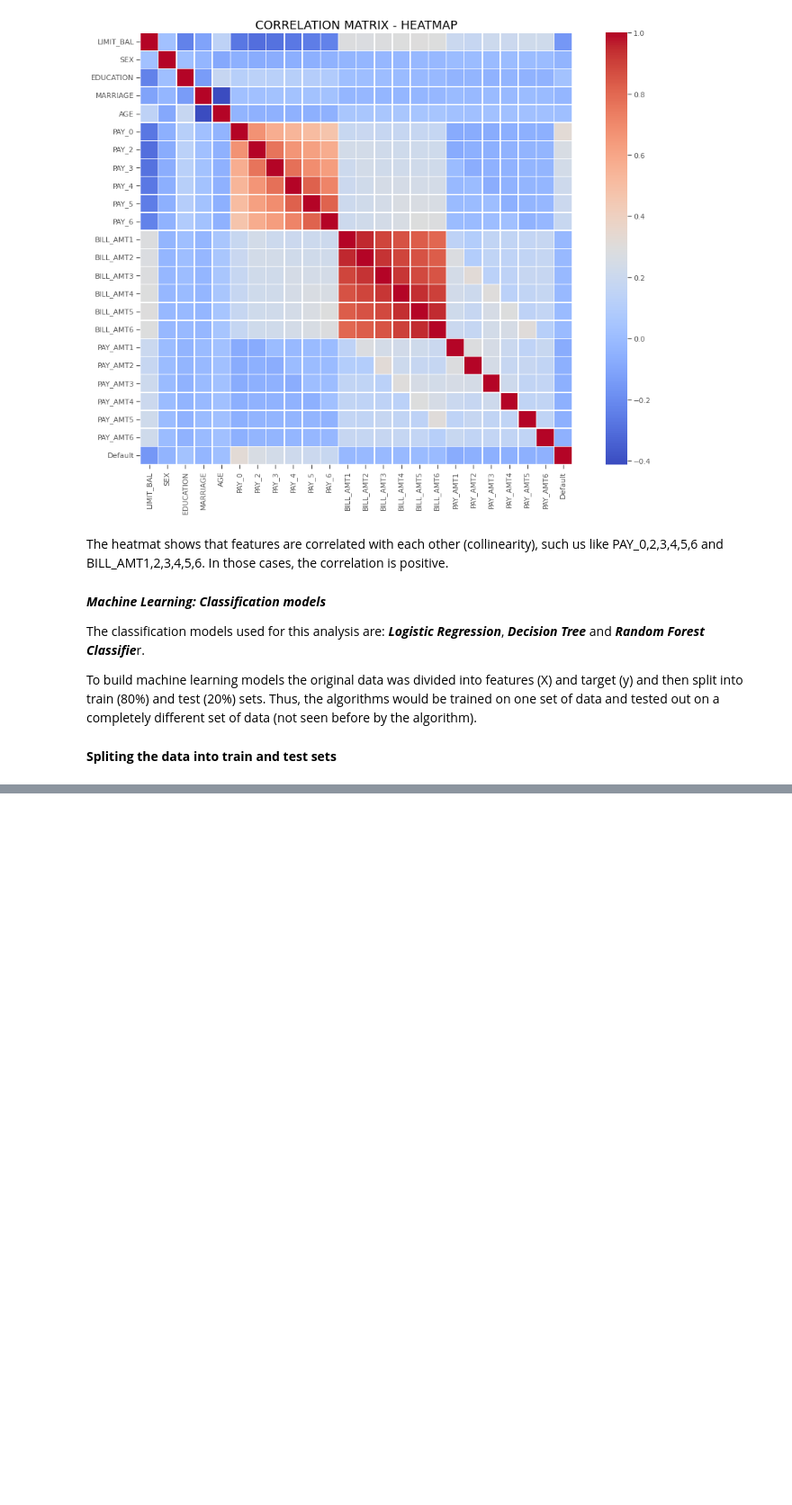
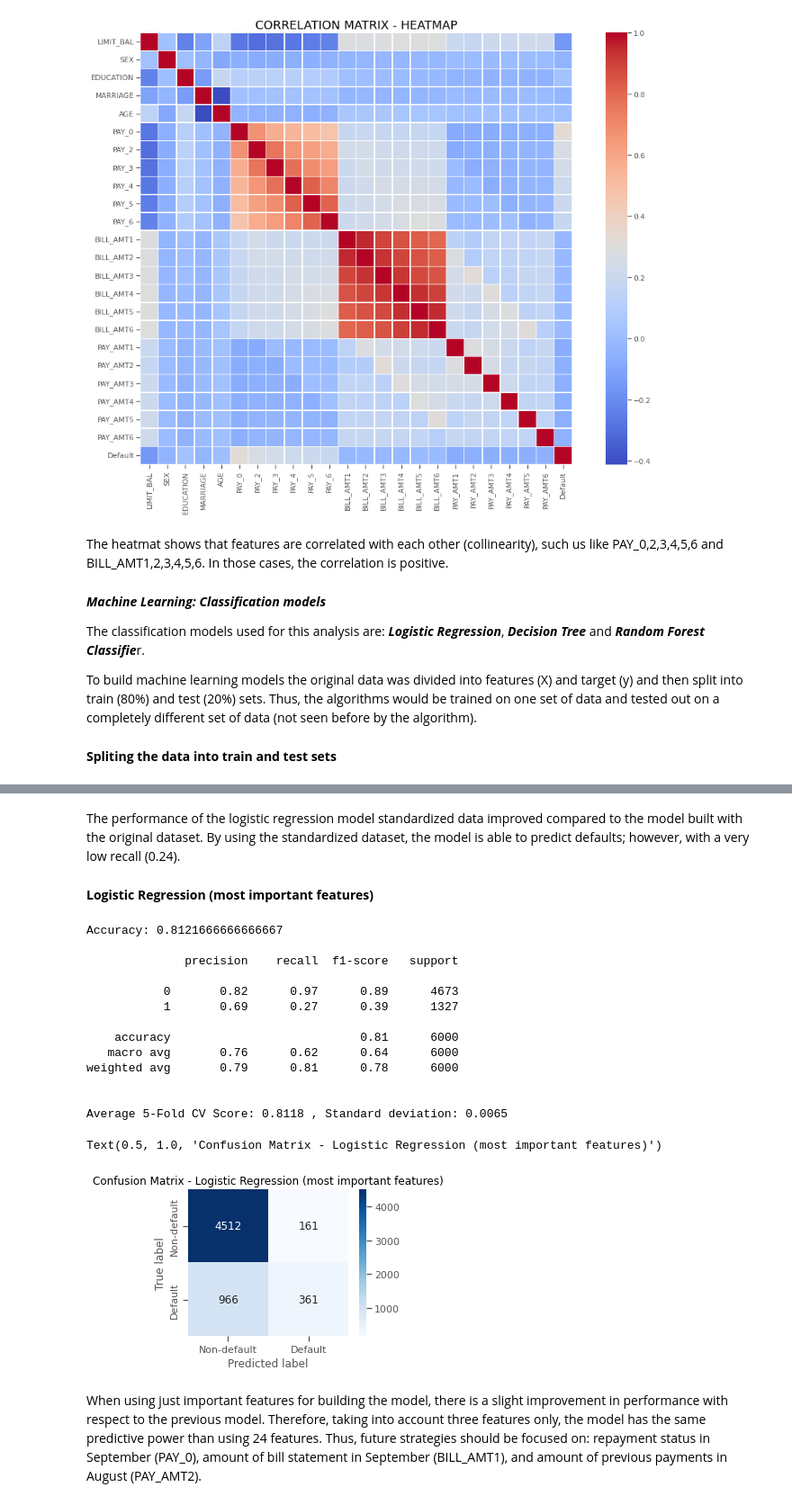
Before and after one commit to Mahima-2111/Credit_Card_Default_Prediction, a Jupyter notebook: Credit_Card_Default_Pred.ipynb, the cells around one changed output, grey strips where cells are left out. Shown at 90% size. Cells and saved outputs as stored; diff of their text form; code cells hidden in the pictures; blank space fills up the shorter version.

```diff
--- a/Credit_Card_Default_Pred.ipynb
+++ b/Credit_Card_Default_Pred.ipynb
@@ -572,0 +605,4 @@ Xstd_train, Xstd_test, ystd_train, ystd_test = train_test_split(stdX,y, test_siz
+# %%
+# Dataset with three most important features
+Ximp = stdX[['PAY_0', 'BILL_AMT1', 'PAY_AMT2']]
+X_tr, X_t, y_tr, y_t = train_test_split(Ximp,y, test_size=0.2, stratify=y, random_state=42)
@@ -572,0 +773,46 @@ Xstd_train, Xstd_test, ystd_train, ystd_test = train_test_split(stdX,y, test_siz
+# %% [markdown]
+The performance of the logistic regression model standardized data improved compared to the model built with the original dataset. By using the standardized dataset, the model is able to predict defaults; however, with a very low recall (0.24).
+# %% [markdown]
+**Logistic Regression (most important features)**
+# %%
+LR_imp = LogisticRegression(C=3.73, random_state=0)
+LR_imp.fit(X_tr, y_tr)
+y_pred = LR_imp.predict(X_t)
+print('Accuracy:', metrics.accuracy_score(y_pred,y_t))
+
+## 5-fold cross-validation
+cv_scores =cross_val_score(LR_imp, Ximp, y, cv=5)
+
+# Print the 5-fold cross-validation scores
+print()
+print(classification_report(y_t, y_pred))
+print()
+print("Average 5-Fold CV Score: {}".format(round(np.mean(cv_scores),4)),
+      ", Standard deviation: {}".format(round(np.std(cv_scores),4)))
+
+plt.figure(figsize=(4,3))
+ConfMatrix = confusion_matrix(y_t,LR_imp.predict(X_t))
+sns.heatmap(ConfMatrix,annot=True, cmap="Blues", fmt="d",
+            xticklabels = ['Non-default', 'Default'],
+            yticklabels = ['Non-default', 'Default'])
+plt.ylabel('True label')
+plt.xlabel('Predicted label')
+plt.title("Confusion Matrix - Logistic Regression (most important features)")
+# %% [output]
+Accuracy: 0.8121666666666667
+
+              precision    recall  f1-score   support
+
+           0       0.82      0.97      0.89      4673
+           1       0.69      0.27      0.39      1327
+
+    accuracy                           0.81      6000
+   macro avg       0.76      0.62      0.64      6000
+weighted avg       0.79      0.81      0.78      6000
+
+
+Average 5-Fold CV Score: 0.8118 , Standard deviation: 0.0065
+Text(0.5, 1.0, 'Confusion Matrix - Logistic Regression (most important features)')
+[figure, added]
+# %% [markdown]
+When using just important features for building the model, there is a slight improvement in performance with respect to the previous model. Therefore, taking into account three features only, the model has the same predictive power than using 24 features. Thus, future strategies should be focused on: repayment status in September (PAY_0), amount of bill statement in September (BILL_AMT1), and amount of previous payments in August (PAY_AMT2).
```
Also changed, not shown: parts of 28 cells of this notebook.
